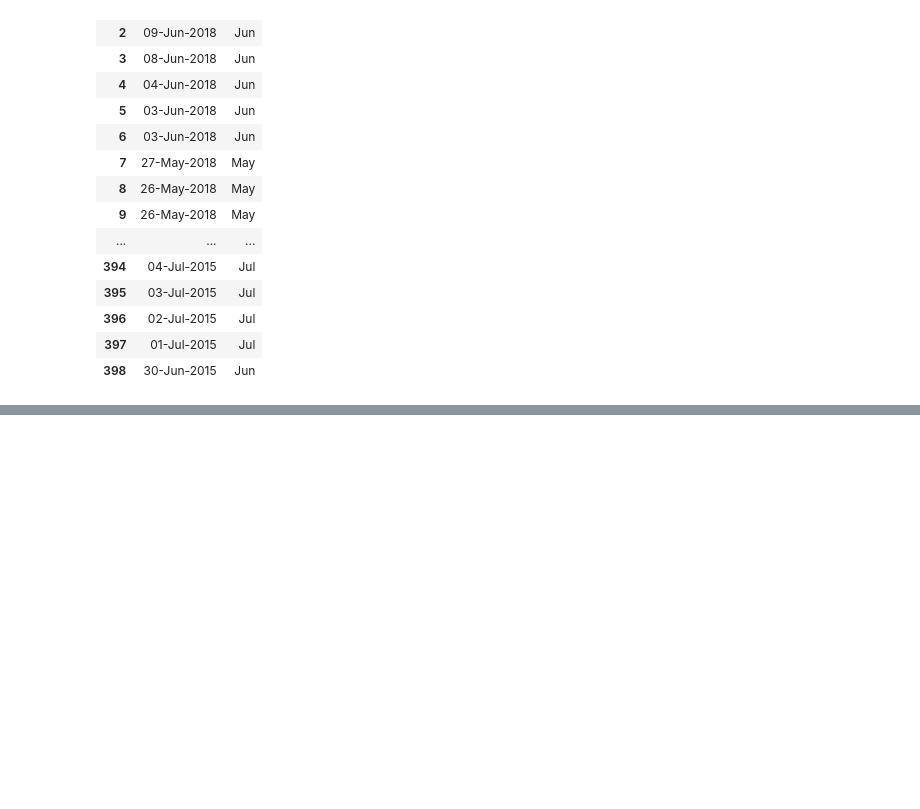
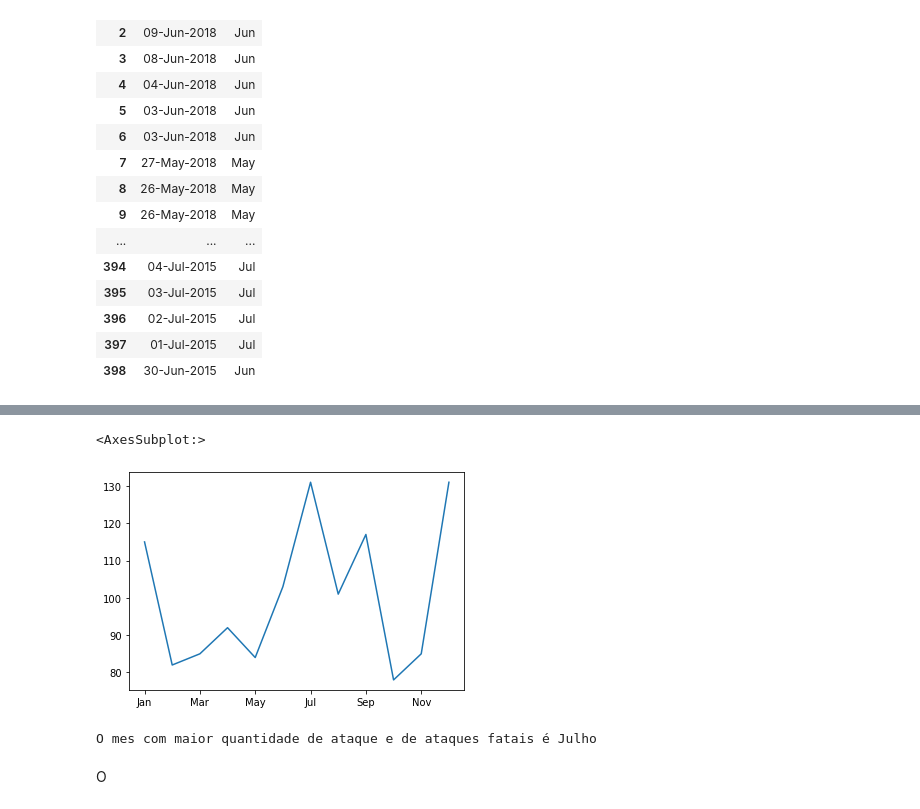
Before and after one commit to FlaviaLustosa/SharkAttack, a Jupyter notebook: SharkAttack-Flavia.ipynb, the cells around one changed output, grey strips where cells are left out. Drawn from its saved outputs; the diff is of its cells as text; code cells hidden in the pictures; blank space fills up the shorter version.

```diff
--- a/SharkAttack-Flavia.ipynb
+++ b/SharkAttack-Flavia.ipynb
@@ -339,0 +383,2 @@ Name: Mes, dtype: int64
+# %%
+SharkAttackFatal['Mes'] = pd.Categorical(SharkAttackFatal['Mes'], ['Jan', 'Feb', 'Mar', 'Apr', 'May', 'Jun', 'Jul', 'Aug', 'Sep', 'Oct', 'Nov', 'Dec'])
@@ -339,0 +407,11 @@ Name: Mes, dtype: int64
+# %%
+SharkAttackFatal['Mes'].value_counts(sort=False).plot()
+# %% [output]
+<AxesSubplot:>
+[figure, added]
+# %%
+print('O mes com maior quantidade de ataque e de ataques fatais é Julho')
+# %% [output]
+O mes com maior quantidade de ataque e de ataques fatais é Julho
+# %% [markdown]
+O
```
Also changed, not shown: parts of 12 cells of this notebook, 2 other files.
